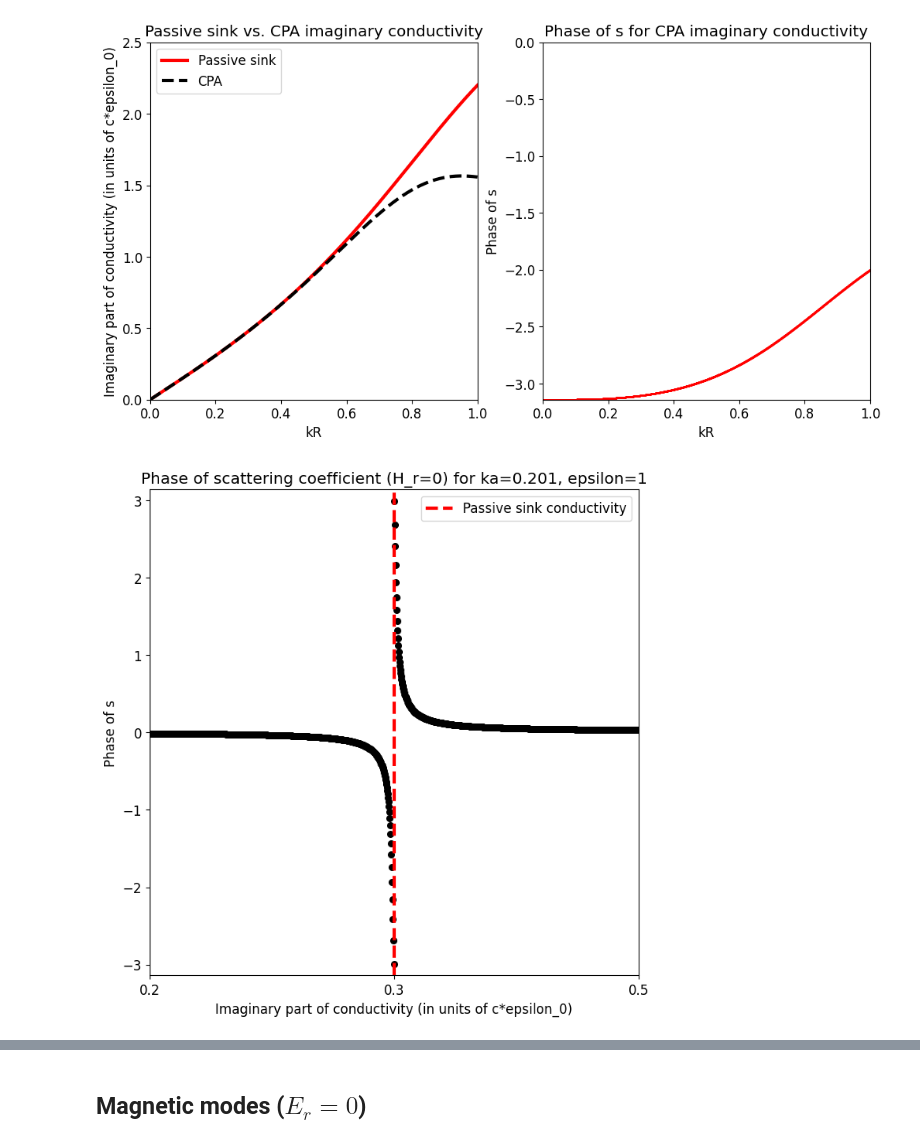
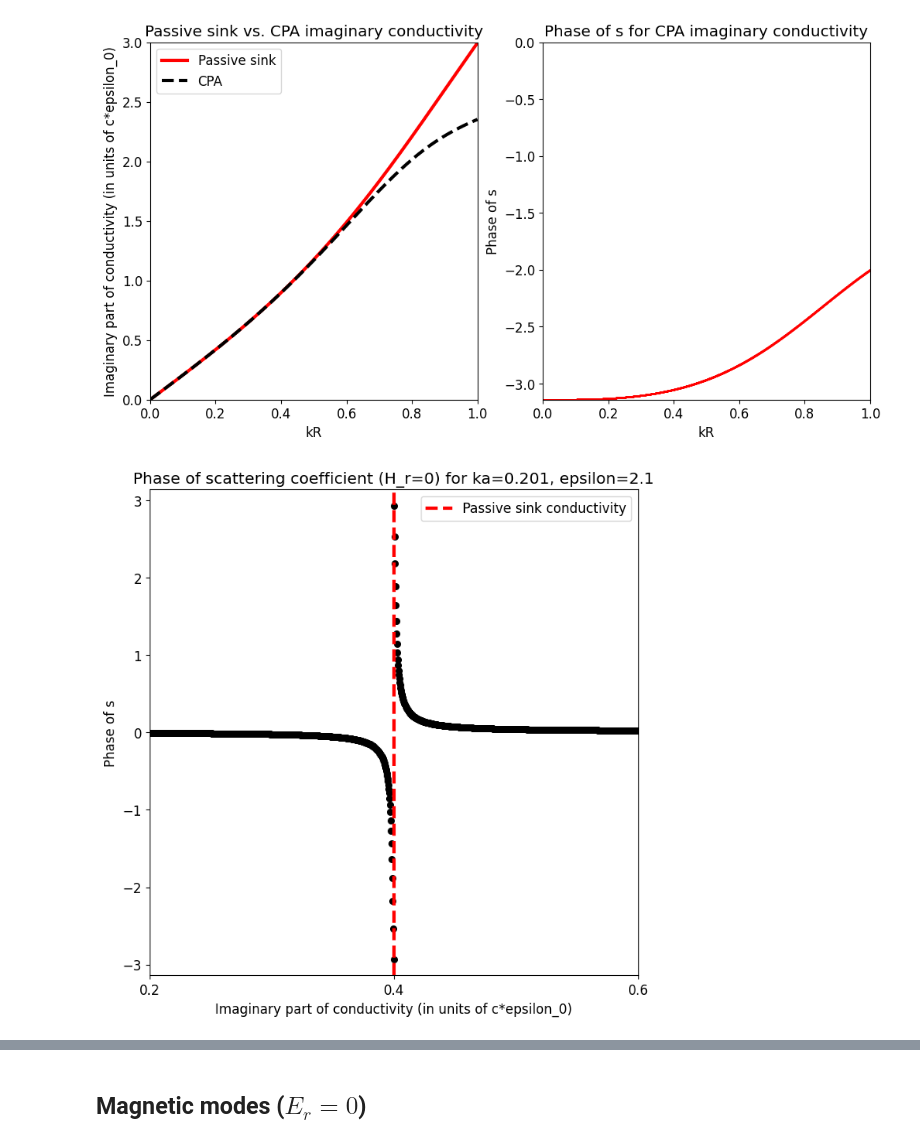
Before and after one commit to AliGhorashiCMT/Coherent-Perfect-Absorption, a Jupyter notebook: spheres/Passive sink surface conductivity.ipynb, the cells around one changed output, grey strips where cells are left out. Saved outputs shown, nothing was run; the diff lists cells and outputs as text; code cells hidden in the pictures.

Commit message:
passive sink with paper epsilon

```diff
--- a/spheres/Passive sink surface conductivity.ipynb
+++ b/spheres/Passive sink surface conductivity.ipynb
@@ -10,7 +10,7 @@ warnings.filterwarnings("ignore")
 from utils import hl2, hl2prime, hl1, hl1prime, e_r_cpa, h_r_cpa, e_r_cpa_numerator, h_r_cpa_numerator
 # %%
 M = 10000
-epsilon = 1
+epsilon = 2.1
 x = linspace(0.001, 1, M) # Free space kR
 m = sqrt(epsilon)
 y = x * m # epsilonkR in the cylinder
@@ -55,23 +55,24 @@ Minimum cpa sink s (without dissipation):  0.9999999999999996
 # %%
 plt.rcParams.update({'font.size': 12})
 fig, (ax1, ax2) = plt.subplots(1, 2, figsize=(12, 6))
 ax1.plot(x, sigmas_passive_sink_imaginary, color="red", label="Passive sink", linewidth=3)
 ax1.plot(x, sigmas_cpa_imaginary, color="black", label="CPA", linewidth=3, linestyle="dashed")
 ax1.set_xlim(0, 1)
-ax1.set_ylim(0, 2.5)
+ax1.set_ylim(0, 3)
 ax1.set_xlabel("kR")
 ax1.set_ylabel("Imaginary part of conductivity (in units of c*epsilon_0)")
 ax1.legend();
 ax1.set_title("Passive sink vs. CPA imaginary conductivity")
 
 ax2.scatter(x, angle(s_cpa_no_dissipation_s), color="red", s=0.1)
 ax2.set_ylim(-pi, 0)
 ax2.set_xlim(0, 1);
 ax2.set_title("Phase of s for CPA imaginary conductivity")
 ax2.set_ylabel("Phase of s")
 ax2.set_xlabel("kR");
+plt.savefig("./paper/passive_sink_vs_cpa_1.pdf")
 # %% [output]
-[figure, old version]
+[figure, new version]
 # %%
 x_idx = 2000; N = 1200
 # We sweep from 1/2 to 1.5 times the imaginary conductivity corresponding to the passive sink
@@ -93,7 +94,7 @@ ax.set_xticks([min_x, (min_x+max_x)/2, max_x], np.round([min_x, (min_x+max_x)/2,
 ax.set_title(f"Phase of scattering coefficient (H_r=0) for ka={x[x_idx].round(3)}, epsilon={epsilon}");
 ax.legend();
 # %% [output]
-[figure, old version]
+[figure, new version]
 # %%
 x_idx = 2200
 N = 10000
```
Also changed, not shown: parts of 2 cells of this notebook.
